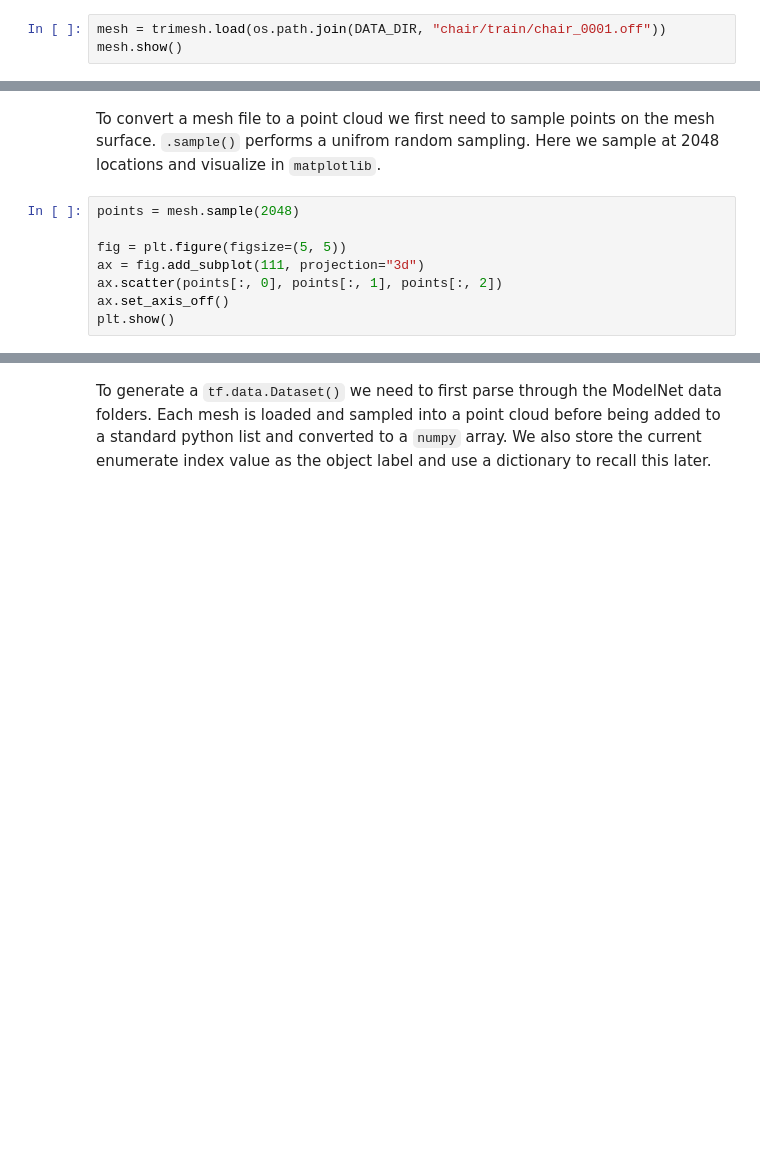
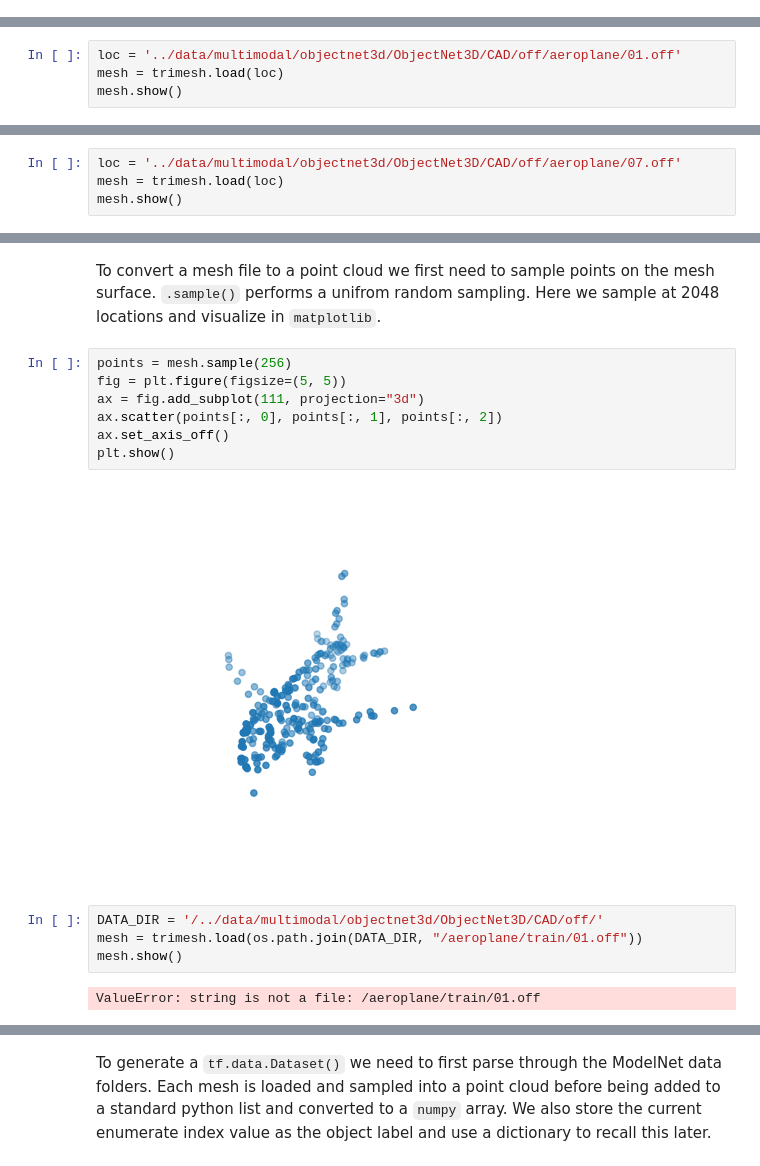
Before and after one commit to shahriar0651/multi-modal-sec, a Jupyter notebook: pointnet.ipynb, the cells around one changed output, grey strips where cells are left out. Cells and saved outputs as stored; diff of their text form; blank space fills up the shorter version.

```diff
--- a/pointnet.ipynb
+++ b/pointnet.ipynb
@@ -48,6 +57,3 @@ DATA_DIR = tf.keras.utils.get_file(
 DATA_DIR = os.path.join(os.path.dirname(DATA_DIR), "ModelNet10")
 # %% [markdown]
 We can use the `trimesh` package to read and visualize the `.off` mesh files.
-# %%
-mesh = trimesh.load(os.path.join(DATA_DIR, "chair/train/chair_0001.off"))
-mesh.show()
@@ -53,0 +73,4 @@ mesh.show()
+# %%
+loc = '../data/multimodal/objectnet3d/ObjectNet3D/CAD/off/aeroplane/01.off'
+mesh = trimesh.load(loc)
+mesh.show()
@@ -53,0 +79,4 @@ mesh.show()
+# %%
+loc = '../data/multimodal/objectnet3d/ObjectNet3D/CAD/off/aeroplane/07.off'
+mesh = trimesh.load(loc)
+mesh.show()
@@ -56,10 +87,17 @@ To convert a mesh file to a point cloud we first need to sample points on the me
 surface. `.sample()` performs a unifrom random sampling. Here we sample at 2048 locations
 and visualize in `matplotlib`.
 # %%
-points = mesh.sample(2048)
-
+points = mesh.sample(256)
 fig = plt.figure(figsize=(5, 5))
 ax = fig.add_subplot(111, projection="3d")
 ax.scatter(points[:, 0], points[:, 1], points[:, 2])
 ax.set_axis_off()
 plt.show()
+# %% [output]
+[figure, added]
+# %%
+DATA_DIR = '/../data/multimodal/objectnet3d/ObjectNet3D/CAD/off/'
+mesh = trimesh.load(os.path.join(DATA_DIR, "/aeroplane/train/01.off"))
+mesh.show()
+# %% [output]
+ValueError: string is not a file: /aeroplane/train/01.off
```
Also changed, not shown: parts of 8 cells of this notebook, 2 other files.
